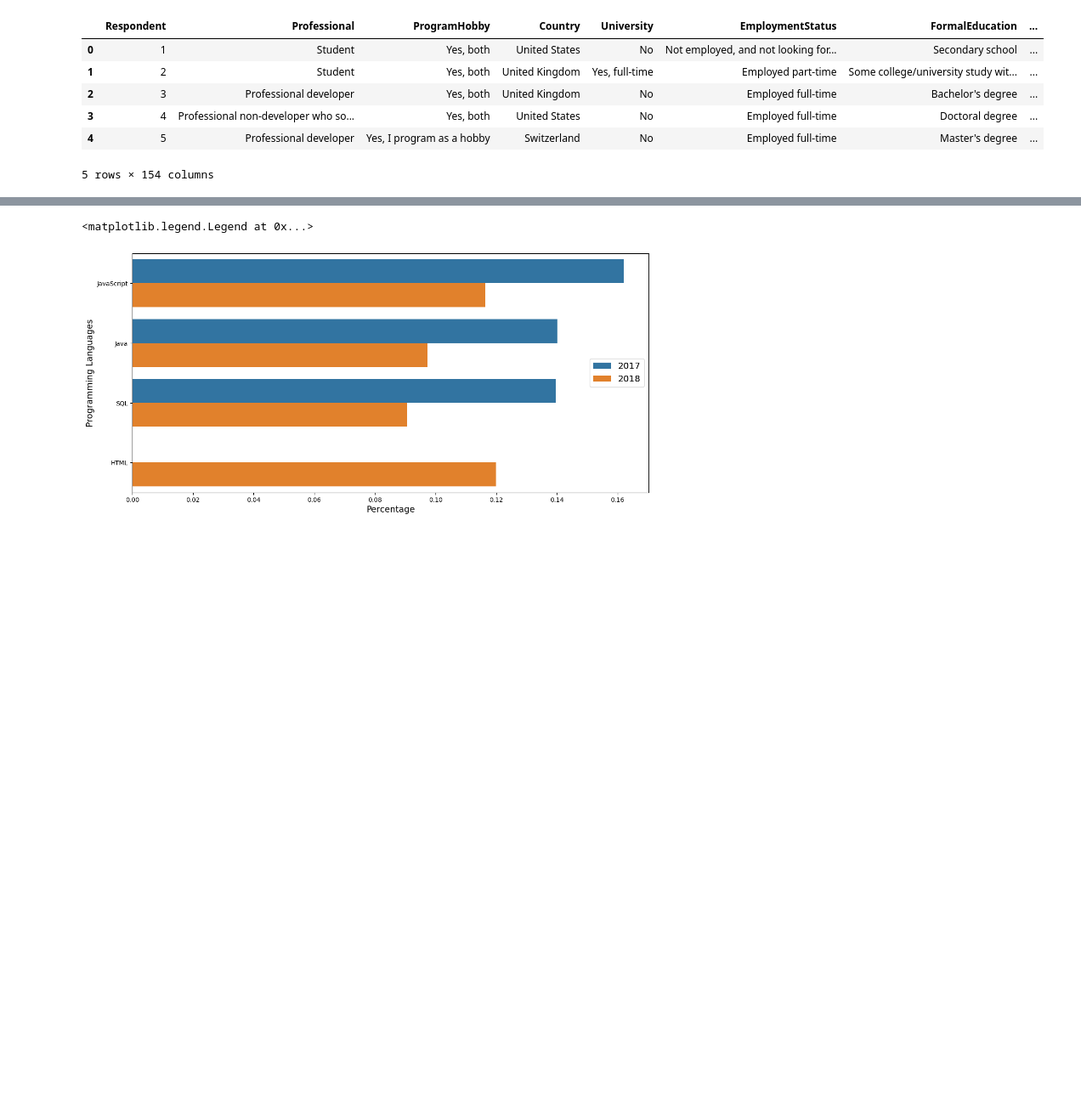
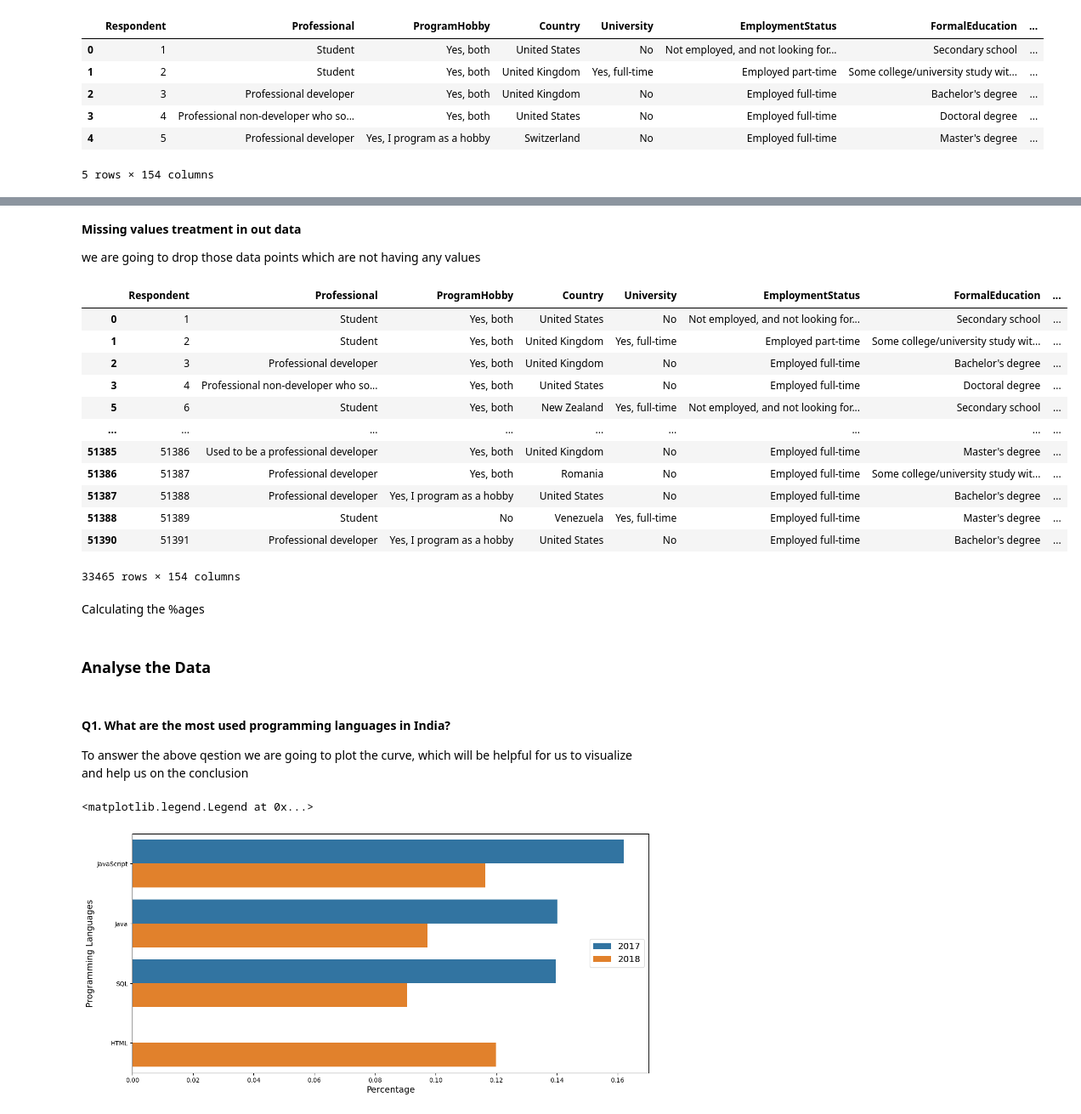
Before and after one commit to ankush01061997/Data_Scientist_Blog_post_master, a Jupyter notebook: Stackoverflow’s_2017_2018_Dataset (1).ipynb, the cells around one changed output, grey strips where cells are left out. Shown: that part at 85% size. Saved outputs shown, nothing was run; the diff lists cells and outputs as text; code cells hidden in the pictures; blank space fills up the shorter version.

Commit message:
feat:files have been updated as per the feedback

```diff
--- a/Stackoverflow’s_2017_2018_Dataset (1).ipynb
+++ b/Stackoverflow’s_2017_2018_Dataset (1).ipynb
@@ -150 +180,23 @@ df.head()
+# %% [markdown]
+**Missing values treatment in out data**
+
+we are going to drop those data points which are not having any values
+# %%
+df.dropna(subset=['HaveWorkedLanguage', 'WantWorkLanguage'])
+# %% [output]
+|  | Respondent | Professional | ProgramHobby | Country | University | EmploymentStatus | FormalEducation | ... |
+| 0 | 1 | Student | Yes, both | United States | No | Not employed, and not looking for... | Secondary school | ... |
+| 1 | 2 | Student | Yes, both | United Kingdom | Yes, full-time | Employed part-time | Some college/university study wit... | ... |
+| 2 | 3 | Professional developer | Yes, both | United Kingdom | No | Employed full-time | Bachelor's degree | ... |
+| 3 | 4 | Professional non-developer who so... | Yes, both | United States | No | Employed full-time | Doctoral degree | ... |
+| 5 | 6 | Student | Yes, both | New Zealand | Yes, full-time | Not employed, and not looking for... | Secondary school | ... |
+| ... | ... | ... | ... | ... | ... | ... | ... | ... |
+| 51385 | 51386 | Used to be a professional developer | Yes, both | United Kingdom | No | Employed full-time | Master's degree | ... |
+| 51386 | 51387 | Professional developer | Yes, both | Romania | No | Employed full-time | Some college/university study wit... | ... |
+| 51387 | 51388 | Professional developer | Yes, I program as a hobby | United States | No | Employed full-time | Bachelor's degree | ... |
+| 51388 | 51389 | Student | No | Venezuela | Yes, full-time | Employed full-time | Master's degree | ... |
+| 51390 | 51391 | Professional developer | Yes, I program as a hobby | United States | No | Employed full-time | Bachelor's degree | ... |
+33465 rows × 154 columns
+# %% [markdown]
+Calculating the %ages
 # %%
@@ -177,4 +229,10 @@ top_5_wanted_lang = language_to_work_with_.sort_values(by=['Percentage'], ascend
 
 worked_lang_chart = worked_languages[worked_languages['Programming Language'].isin(top_5_worked_lang)]
 wanted_lang_chart = language_to_work_with_[language_to_work_with_['Programming Language'].isin(top_5_worked_lang)]
+# %% [markdown]
+### **Analyse the Data** ###
+# %% [markdown]
+#### Q1. **What are the most used programming languages in India?**
+
+To answer the above qestion we are going to plot the curve, which will be helpful for us to visualize and help us on the conclusion
 # %%
```
Also changed, not shown: parts of 35 cells of this notebook, 2 other files.
